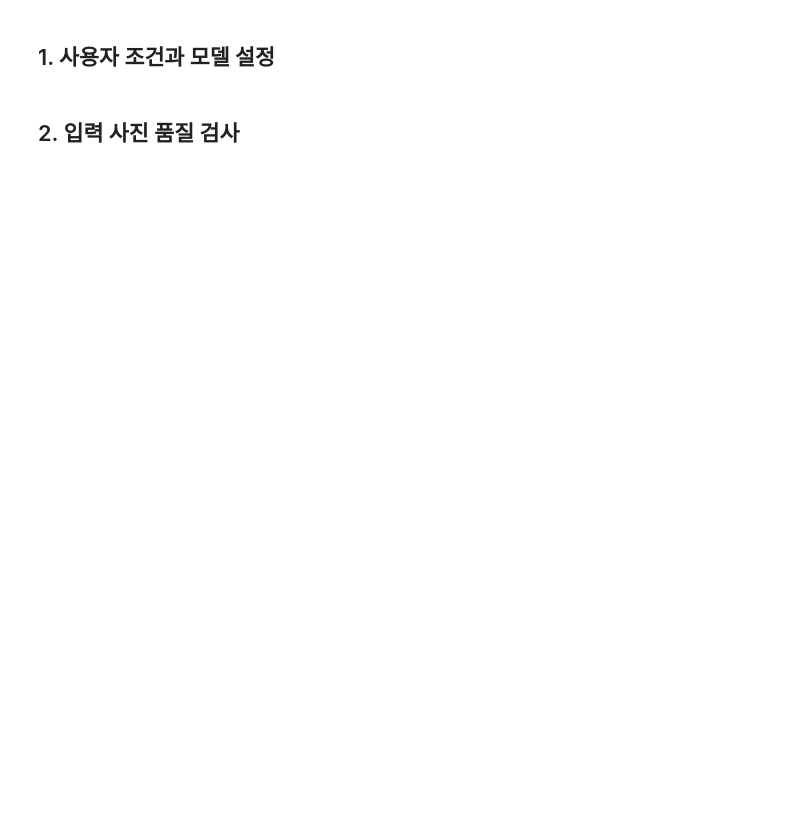
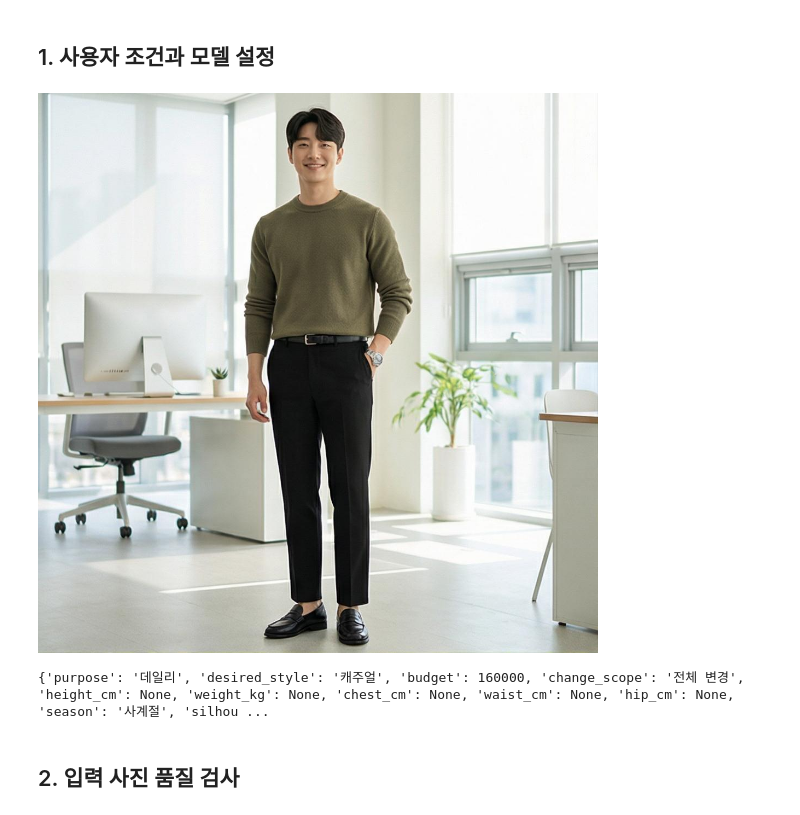
Before and after one commit to HeIIowrld/26-2_Modeling_Fashion, a Jupyter notebook: ai_fashion_recommender/main.ipynb, the cells around one changed output. Drawn from its saved outputs; the diff is of its cells as text; code cells hidden in the pictures; blank space fills up the shorter version.

```diff
--- a/ai_fashion_recommender/main.ipynb
+++ b/ai_fashion_recommender/main.ipynb
@@ -18,12 +18,13 @@ from PIL import Image
 # ======================================================================
 # [팀원별 로컬 설정] 이 값들만 본인의 환경에 맞게 수정하세요.
 PROJECT_DIR_INPUT = r''                 # 비워두면 현재 폴더에서 자동 탐색
-IMAGE_PATH_INPUT = r'data/input_person.jpg'  # 분석할 전신사진
+IMAGE_PATH_INPUT = r'data/input_person6.jpg'  # 분석할 전신사진
 DATA_DIR_INPUT = r''                    # 비워두면 PROJECT_DIR/data
 OUTPUT_DIR_INPUT = r''                  # 비워두면 PROJECT_DIR/outputs
 FONT_PATH_INPUT = r''                   # 선택: 한글 TTF/TTC 글꼴
 RULES_PATH_INPUT = r'FASHION_RULES_MASTER.md'
 ATTRIBUTE_HEADS_PATH_INPUT = r'models/fashion_attribute_heads_augmented.pt'
+LAYERING_HEADS_PATH_INPUT = r'models/layering_heads.pt'
 # ======================================================================
 
 def resolve_local_path(value, default, base_dir):
@@ -47,15 +48,26 @@ RULES_PATH = resolve_local_path(RULES_PATH_INPUT, 'FASHION_RULES_MASTER.md', PRO
 ATTRIBUTE_HEADS_PATH = resolve_local_path(
     ATTRIBUTE_HEADS_PATH_INPUT, 'models/fashion_attribute_heads_augmented.pt', PROJECT_DIR
 )
+LAYERING_HEADS_PATH = resolve_local_path(
+    LAYERING_HEADS_PATH_INPUT, 'models/layering_heads.pt', PROJECT_DIR
+)
 OUTPUT_DIR.mkdir(parents=True, exist_ok=True)
 if FONT_PATH_INPUT:
     os.environ['FASHION_FONT_PATH'] = str(resolve_local_path(FONT_PATH_INPUT, FONT_PATH_INPUT, PROJECT_DIR))
-if str(PROJECT_DIR) not in sys.path:
-    sys.path.insert(0, str(PROJECT_DIR / "src"))
+
+# 다른 프로젝트 복사본을 먼저 실행한 커널에서도 반드시 현재 PROJECT_DIR의 코드를 쓴다.
+PROJECT_SRC = str((PROJECT_DIR / 'src').resolve())
+sys.path = [entry for entry in sys.path if str(Path(entry or '.').resolve()) != PROJECT_SRC]
+sys.path.insert(0, PROJECT_SRC)
+local_modules = {path.stem for path in (PROJECT_DIR / 'src').glob('*.py')}
+for module_name in list(sys.modules):
+    if module_name in local_modules:
+        sys.modules.pop(module_name, None)
 
 from clothing_parser import ClothingParser
 from fashion_model import FashionClassifier
 from feedback_store import FeedbackStore
+import outfit_analyzer as outfit_analyzer_module
 from outfit_analyzer import OutfitAnalyzer
 from pose_analyzer import PoseAnalyzer
 from product_catalog import ProductCatalog
@@ -69,4 +81,7 @@ print('입력 이미지:', IMAGE_PATH)
 print('데이터 폴더:', DATA_DIR)
 print('출력 폴더:', OUTPUT_DIR)
 print('패션 규칙:', RULES_PATH)
+print('색상 분석 코드:', Path(outfit_analyzer_module.__file__).resolve())
+print('색상 개선 버전:', '적용됨' if hasattr(outfit_analyzer_module, '_semantic_color') else '미적용')
 print('학습된 속성 헤드:', ATTRIBUTE_HEADS_PATH if ATTRIBUTE_HEADS_PATH.is_file() else '없음 (zero-shot 대체)')
+print('학습된 레이어드 헤드:', LAYERING_HEADS_PATH if LAYERING_HEADS_PATH.is_file() else '없음 (기존 fallback 사용)')
@@ -75,28 +99,32 @@ print('학습된 속성 헤드:', ATTRIBUTE_HEADS_PATH if ATTRIBUTE_HEADS_PATH.i
 # %%
 profile = UserProfile(
     purpose='데일리',
     desired_style='캐주얼',
     budget=160_000,
     change_scope='전체 변경',  # 현재 유지 / 상의만 변경 / 하의만 변경 / 전체 변경
     height_cm=None,
     weight_kg=None,
     season='사계절',
 )
 USE_FASHN_PARSER = True
 USE_FASHION_SIGLIP = True
 USE_VTON = False
+CURRENT_OUTFIT_KEEP_THRESHOLD = 95.0  # 이 점수 이상이고 분석이 신뢰 가능하면 교체 추천 생략
 
 if not IMAGE_PATH.is_file():
     raise FileNotFoundError(
         f'입력 이미지가 없습니다: {IMAGE_PATH}\n'
         '0번 셀의 IMAGE_PATH_INPUT을 본인의 전신사진 경로로 변경하세요.'
     )
 if not (DATA_DIR / 'products.csv').is_file():
     raise FileNotFoundError(f'상품 파일이 없습니다: {DATA_DIR / "products.csv"}')
 if not RULES_PATH.is_file():
     raise FileNotFoundError(f'규칙 파일이 없습니다: {RULES_PATH}')
 display(Image.open(IMAGE_PATH).convert('RGB'))
 print(profile.to_dict())
+# %% [output]
+[figure, added]
+{'purpose': '데일리', 'desired_style': '캐주얼', 'budget': 160000, 'change_scope': '전체 변경', 'height_cm': None, 'weight_kg': None, 'chest_cm': None, 'waist_cm': None, 'hip_cm': None, 'season': '사계절', 'silhou ...
 # %% [markdown]
 ## 2. 입력 사진 품질 검사
 # %%
```
Also changed, not shown: parts of 6 cells of this notebook, 27 other files.
